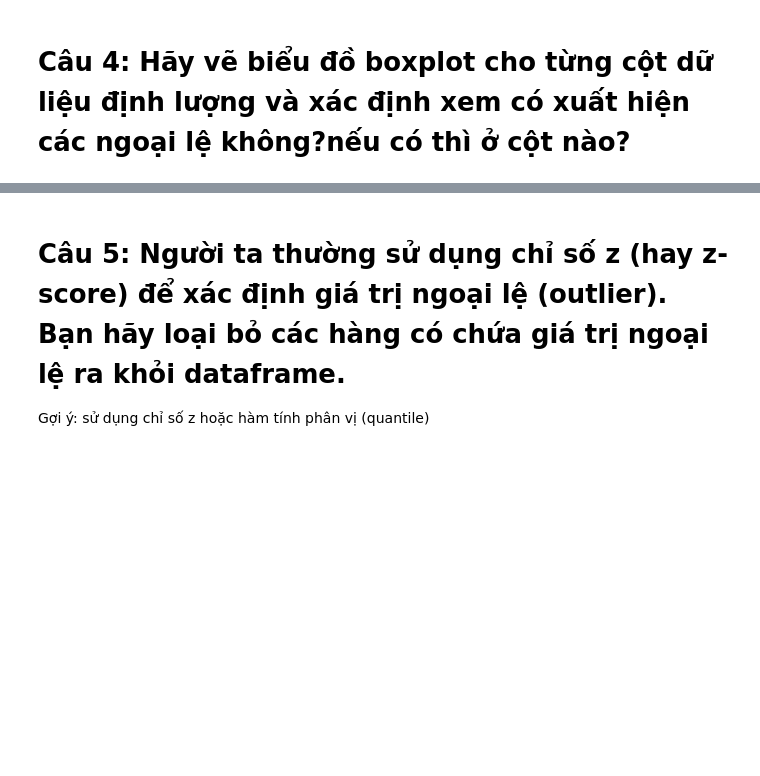
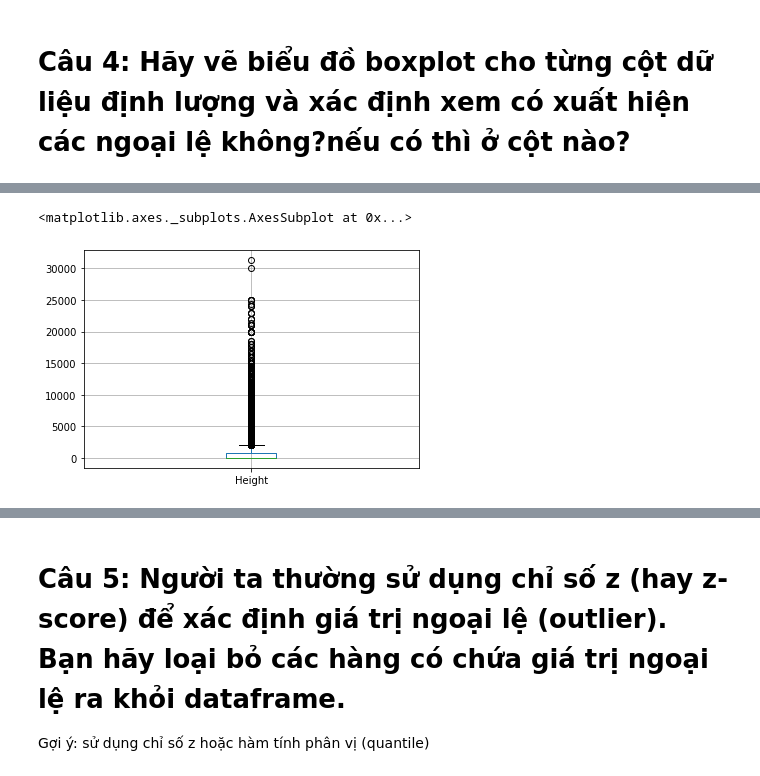
Before and after one commit to hoangnuthuphuong/python, a Jupyter notebook: pandas04.ipynb, the cells around one changed output, grey strips where cells are left out. Drawn from its saved outputs; the diff is of its cells as text; code cells hidden in the pictures; blank space fills up the shorter version.

```diff
--- a/pandas04.ipynb
+++ b/pandas04.ipynb
@@ -108,0 +110,6 @@ Text(0, 0.5, 'Incident Year')
+# %%
+#vẽ biểu đồ boxplot cho Height
+df.boxplot(['Height'])
+# %% [output]
+<matplotlib.axes._subplots.AxesSubplot at 0x...>
+[figure, added]
```
Also changed, not shown: parts of 48 cells of this notebook.
